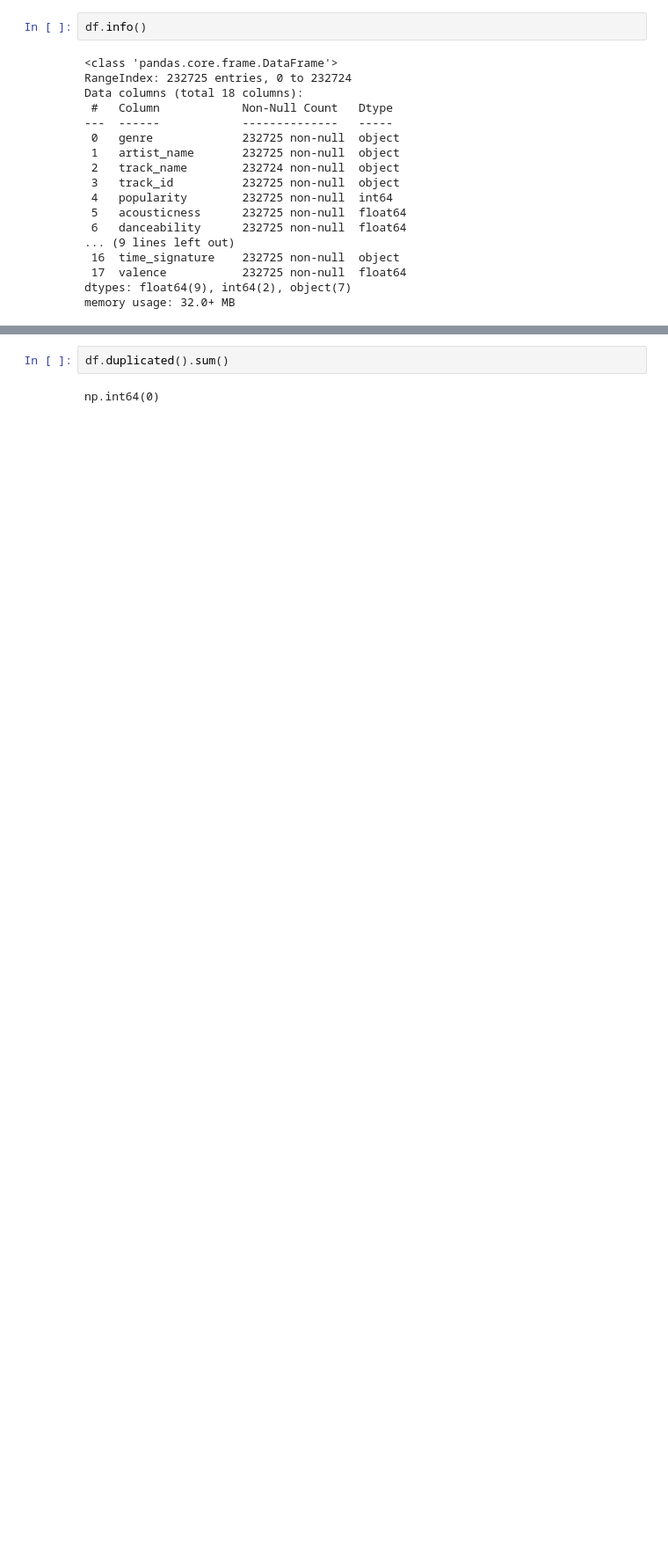
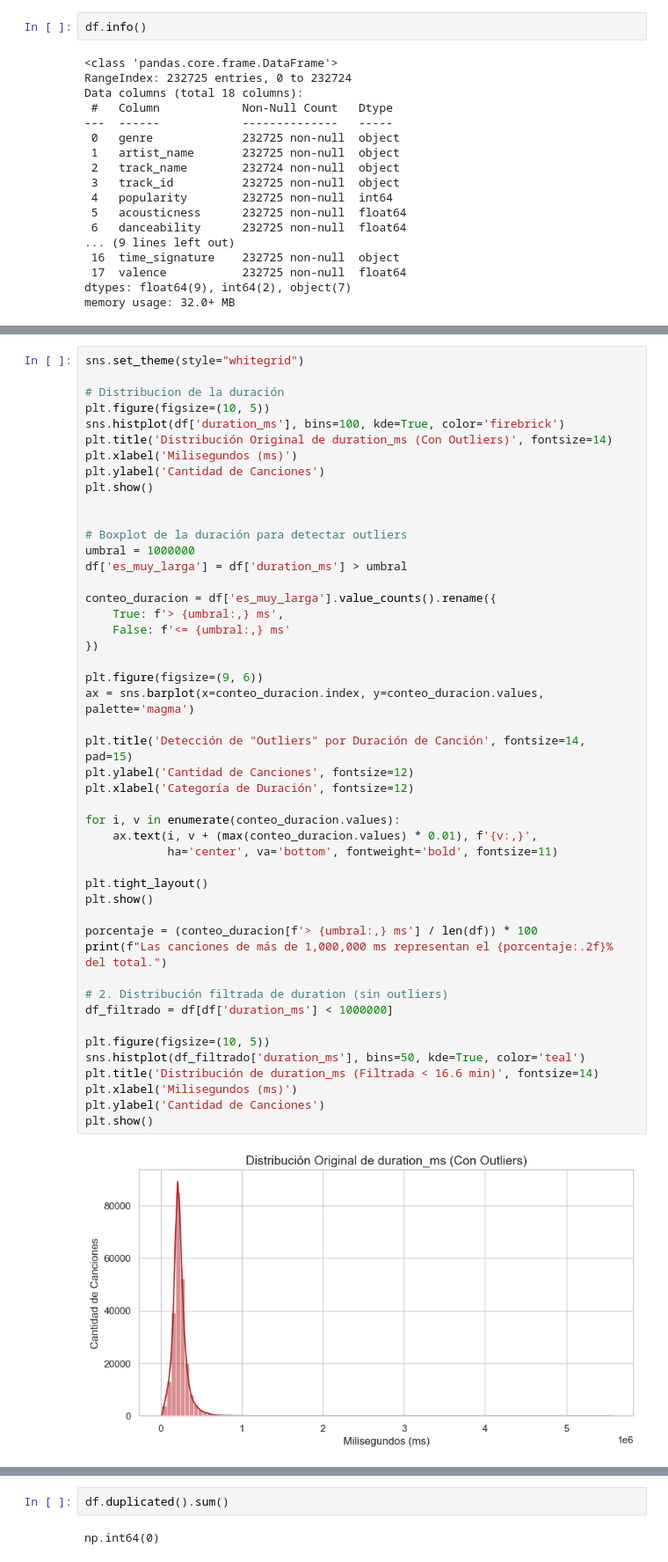
Before and after one commit to papo888/proyecto-ml, a Jupyter notebook: notebooks/01_eda_y_preparacion.ipynb, the cells around one changed output, grey strips where cells are left out. Shown at 88% size. Cells and saved outputs as stored; diff of their text form; blank space fills up the shorter version.

```diff
--- a/notebooks/01_eda_y_preparacion.ipynb
+++ b/notebooks/01_eda_y_preparacion.ipynb
@@ -97,0 +124,49 @@ df.describe(include='all')
+# %%
+sns.set_theme(style="whitegrid")
+
+# Distribucion de la duración
+plt.figure(figsize=(10, 5))
+sns.histplot(df['duration_ms'], bins=100, kde=True, color='firebrick')
+plt.title('Distribución Original de duration_ms (Con Outliers)', fontsize=14)
+plt.xlabel('Milisegundos (ms)')
+plt.ylabel('Cantidad de Canciones')
+plt.show()
+
+
+# Boxplot de la duración para detectar outliers
+umbral = 1000000
+df['es_muy_larga'] = df['duration_ms'] > umbral
+
+conteo_duracion = df['es_muy_larga'].value_counts().rename({
+    True: f'> {umbral:,} ms',
+    False: f'<= {umbral:,} ms'
+})
+
+plt.figure(figsize=(9, 6))
+ax = sns.barplot(x=conteo_duracion.index, y=conteo_duracion.values, palette='magma')
+
+plt.title('Detección de "Outliers" por Duración de Canción', fontsize=14, pad=15)
+plt.ylabel('Cantidad de Canciones', fontsize=12)
+plt.xlabel('Categoría de Duración', fontsize=12)
+
+for i, v in enumerate(conteo_duracion.values):
+    ax.text(i, v + (max(conteo_duracion.values) * 0.01), f'{v:,}',
+            ha='center', va='bottom', fontweight='bold', fontsize=11)
+
+plt.tight_layout()
+plt.show()
+
+porcentaje = (conteo_duracion[f'> {umbral:,} ms'] / len(df)) * 100
+print(f"Las canciones de más de 1,000,000 ms representan el {porcentaje:.2f}% del total.")
+
+# 2. Distribución filtrada de duration (sin outliers)
+df_filtrado = df[df['duration_ms'] < 1000000]
+
+plt.figure(figsize=(10, 5))
+sns.histplot(df_filtrado['duration_ms'], bins=50, kde=True, color='teal')
+plt.title('Distribución de duration_ms (Filtrada < 16.6 min)', fontsize=14)
+plt.xlabel('Milisegundos (ms)')
+plt.ylabel('Cantidad de Canciones')
+plt.show()
+# %% [output]
+[figure, added]
```
Also changed, not shown: parts of 48 cells of this notebook, 8 other files.
